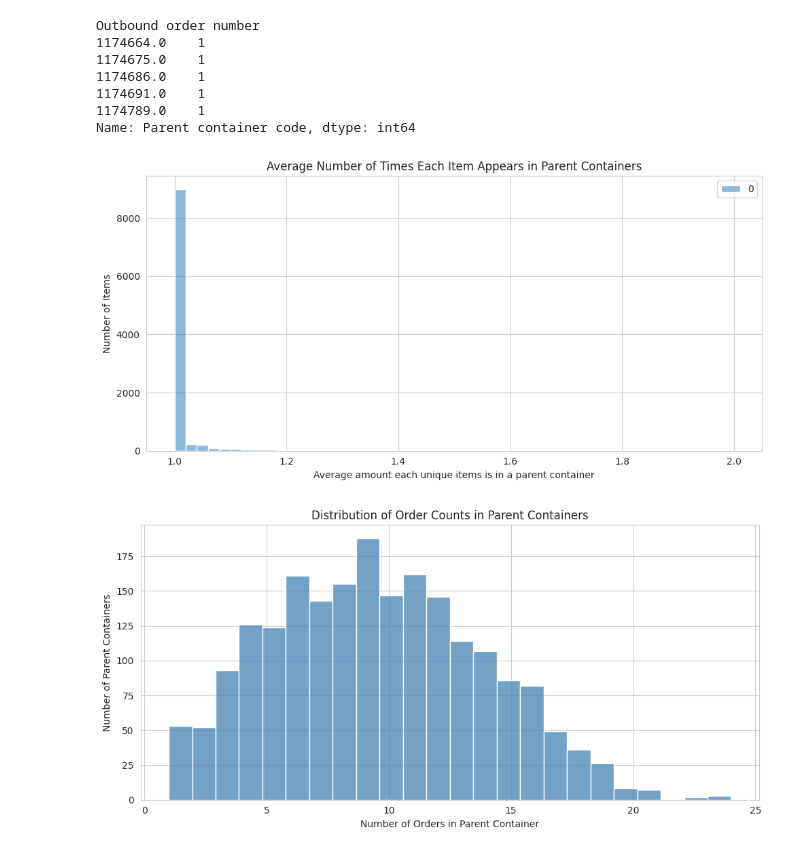
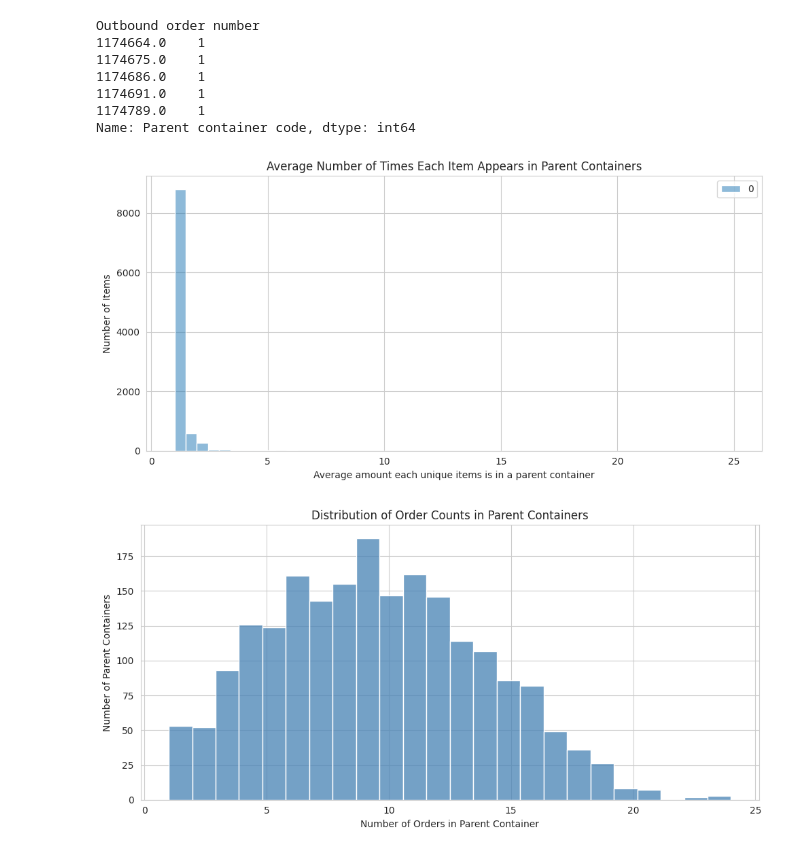
Before and after one commit to TomTom2028/SoftwareSim, a Jupyter notebook: AnalysisData.ipynb, the cells around one changed output. Drawn from its saved outputs; the diff is of its cells as text; code cells hidden in the pictures.

```diff
--- a/AnalysisData.ipynb
+++ b/AnalysisData.ipynb
@@ -572,36 +604,36 @@ import matplotlib.pyplot as plt
 import numpy as np
 import pandas as pd
 
 loc = 'OSR'
 filtered_df = df[df['Location code'] == loc].sort_values(by='Last Change Dt')
 
 dictOfItems = {}
 
 
 # for each parent container
 for parent_container in filtered_df['Parent container code'].unique():
     # get the items in that parent container
-    items_in_container = filtered_df[filtered_df['Parent container code'] == parent_container]['Item code']
+    items_in_container = filtered_df[filtered_df['Parent container code'] == parent_container]
     # count the number of times each item appears
-    item_counts = items_in_container.value_counts()
+    item_counts = items_in_container.groupby('Item code')['Inventory Qty'].sum()
     # store the amount of times each item appears in the parent container
     for item, count in item_counts.items():
         if item not in dictOfItems:
             dictOfItems[item] = []
         dictOfItems[item].append(count)
 
 # plot the average number of times each item appears in a parent container
 averages = {item: np.mean(counts) for item, counts in dictOfItems.items()}
 plt.figure(figsize=(10, 5))
 sns.histplot(averages.values(), bins=50, kde=False, color='steelblue')
 plt.title('Average Number of Times Each Item Appears in Parent Containers')
 plt.xlabel('Average amount each unique items is in a parent container')
 plt.ylabel('Number of Items')
 plt.grid(True)
 plt.tight_layout()
 # bijna altijd komt elk item maar 1x voor in een container
 # %% [output]
-[figure, old version]
+[figure, new version]
 # %%
 # how many orders does each tray have
 import seaborn as sns
```
Also changed, not shown: parts of 13 cells of this notebook, 1 other file.
